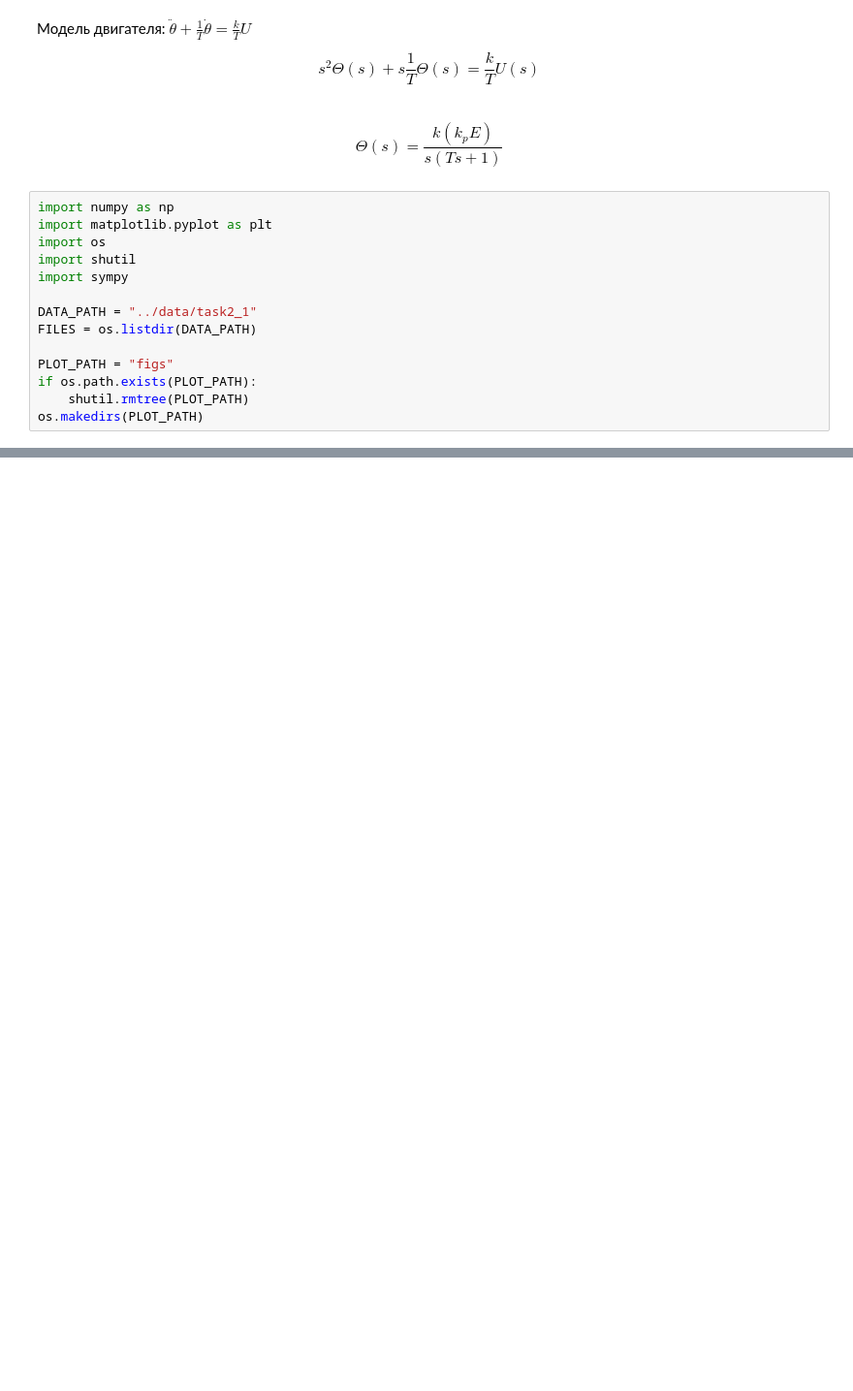
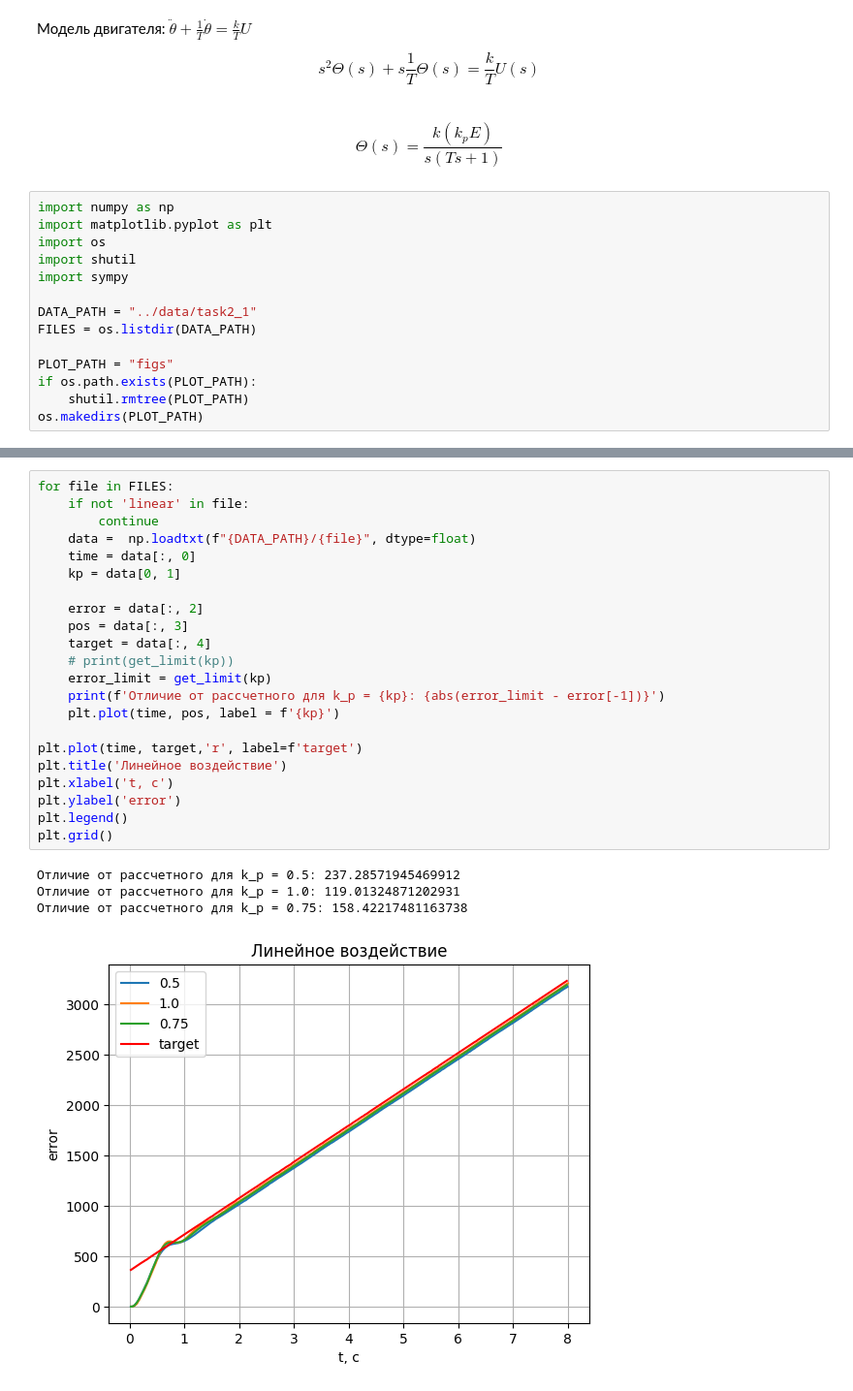
Before and after one commit to lalayants/control-theory-itmo-2023-2024, a Jupyter notebook: Lab7/task2/task2_1.ipynb, the cells around one changed output, grey strips where cells are left out. Shown at 97% size. Saved outputs shown, nothing was run; the diff lists cells and outputs as text; blank space fills up the shorter version.

```diff
--- a/Lab7/task2/task2_1.ipynb
+++ b/Lab7/task2/task2_1.ipynb
@@ -64,0 +80,27 @@ plt.legend()
+# %%
+for file in FILES:
+    if not 'linear' in file:
+        continue
+    data =  np.loadtxt(f"{DATA_PATH}/{file}", dtype=float)
+    time = data[:, 0]
+    kp = data[0, 1]
+
+    error = data[:, 2]
+    pos = data[:, 3]
+    target = data[:, 4]
+    # print(get_limit(kp))
+    error_limit = get_limit(kp)
+    print(f'Отличие от рассчетного для k_p = {kp}: {abs(error_limit - error[-1])}')
+    plt.plot(time, pos, label = f'{kp}')
+
+plt.plot(time, target,'r', label=f'target')
+plt.title('Линейное воздействие')
+plt.xlabel('t, c')
+plt.ylabel('error')
+plt.legend()
+plt.grid()
+# %% [output]
+Отличие от рассчетного для k_p = 0.5: 237.28571945469912
+Отличие от рассчетного для k_p = 1.0: 119.01324871202931
+Отличие от рассчетного для k_p = 0.75: 158.42217481163738
+[figure, added]
```
Also changed, not shown: parts of 3 cells of this notebook, 13 other files.
